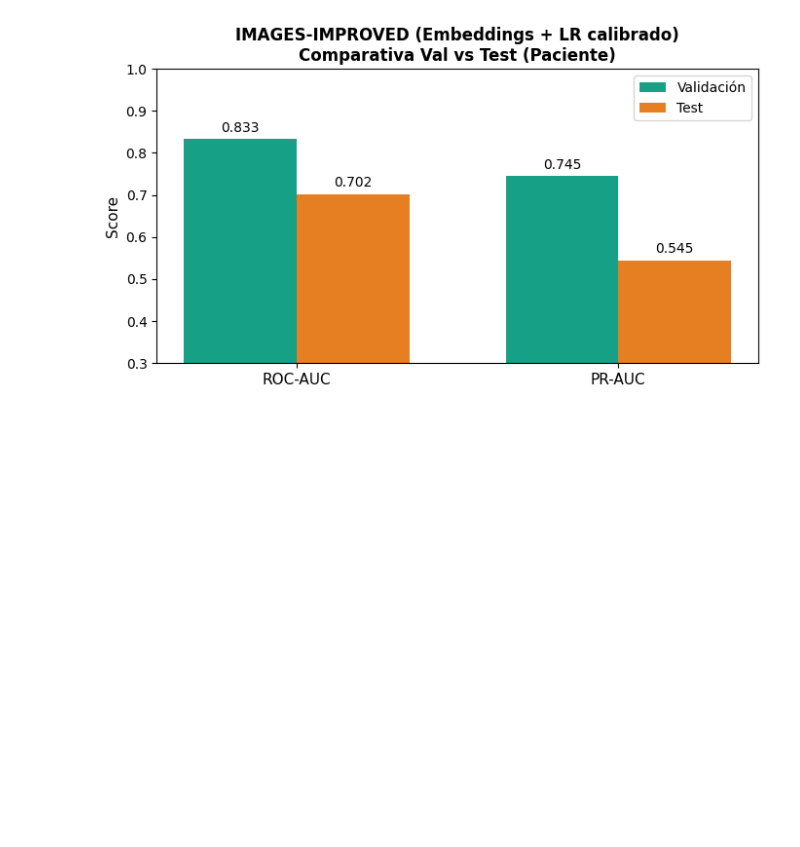
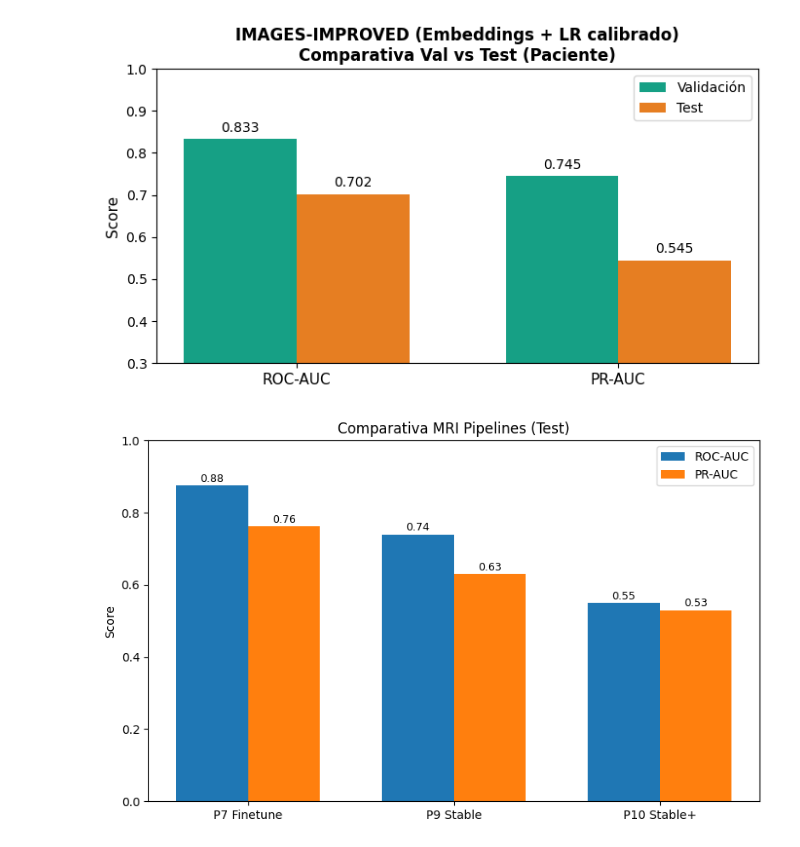
Before and after one commit to fran-eliot/cognitiva-ai, a Jupyter notebook: grafico.ipynb, the cells around one changed output. Drawn from its saved outputs; the diff is of its cells as text; code cells hidden in the pictures; blank space fills up the shorter version.

```diff
--- a/grafico.ipynb
+++ b/grafico.ipynb
@@ -174,3 +174,38 @@ plt.savefig("graficos/comparativa_images_improved_auc_prauc.png", dpi=150)
 plt.show()
 # %% [output]
 [figure]
+# %%
+import matplotlib.pyplot as plt
+import numpy as np
+
+# Datos resumidos
+pipelines = ["P7 Finetune", "P9 Stable", "P10 Stable+"]
+auc_vals  = [0.876, 0.740, 0.55]   # AUC test
+prauc_vals= [0.762, 0.630, 0.53]   # PR-AUC test
+
+x = np.arange(len(pipelines))
+width = 0.35
+
+fig, ax = plt.subplots(figsize=(8,5))
+bar1 = ax.bar(x - width/2, auc_vals, width, label='ROC-AUC')
+bar2 = ax.bar(x + width/2, prauc_vals, width, label='PR-AUC')
+
+# etiquetas encima de las barras
+for bars in [bar1, bar2]:
+    for b in bars:
+        h = b.get_height()
+        ax.annotate(f"{h:.2f}", xy=(b.get_x()+b.get_width()/2, h),
+                    xytext=(0,3), textcoords="offset points",
+                    ha="center", fontsize=9)
+
+ax.set_ylabel("Score")
+ax.set_title("Comparativa MRI Pipelines (Test)")
+ax.set_xticks(x)
+ax.set_xticklabels(pipelines)
+ax.legend()
+ax.set_ylim(0,1.0)
+
+plt.tight_layout()
+plt.show()
+# %% [output]
+[figure, added]
```
Also changed, not shown: parts of 3 cells of this notebook, 14 other files.
